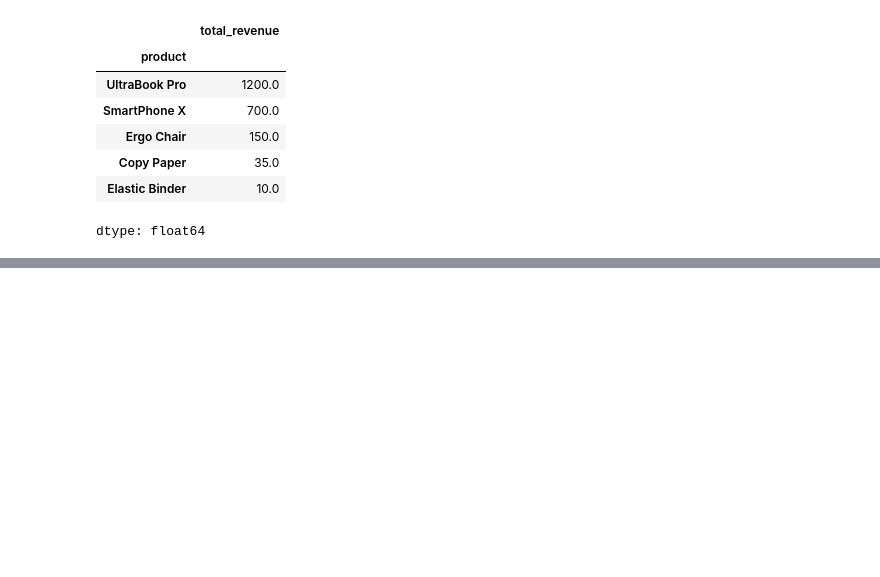
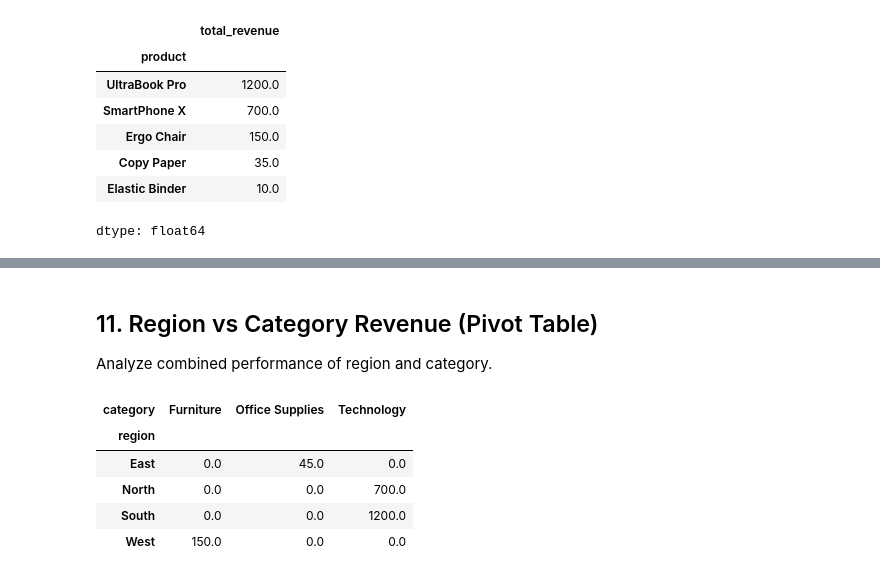
Before and after one commit to satyakala-teja/analytics-capstone-satyakala, a Jupyter notebook: notebooks/03_trend_analysis.ipynb, the cells around one changed output, grey strips where cells are left out. Drawn from its saved outputs; the diff is of its cells as text; code cells hidden in the pictures; blank space fills up the shorter version.

```diff
--- a/notebooks/03_trend_analysis.ipynb
+++ b/notebooks/03_trend_analysis.ipynb
@@ -87,0 +193,19 @@ dtype: float64
+# %% [markdown]
+## 11. Region vs Category Revenue (Pivot Table)
+Analyze combined performance of region and category.
+# %%
+pivot_region_category = df.pivot_table(
+    values='total_revenue',
+    index='region',
+    columns='category',
+    aggfunc='sum',
+    fill_value=0
+)
+pivot_region_category
+# %% [output]
+| category | Furniture | Office Supplies | Technology |
+| region |  |  |  |
+| East | 0.0 | 45.0 | 0.0 |
+| North | 0.0 | 0.0 | 700.0 |
+| South | 0.0 | 0.0 | 1200.0 |
+| West | 150.0 | 0.0 | 0.0 |
```
Also changed, not shown: parts of 14 cells of this notebook.
